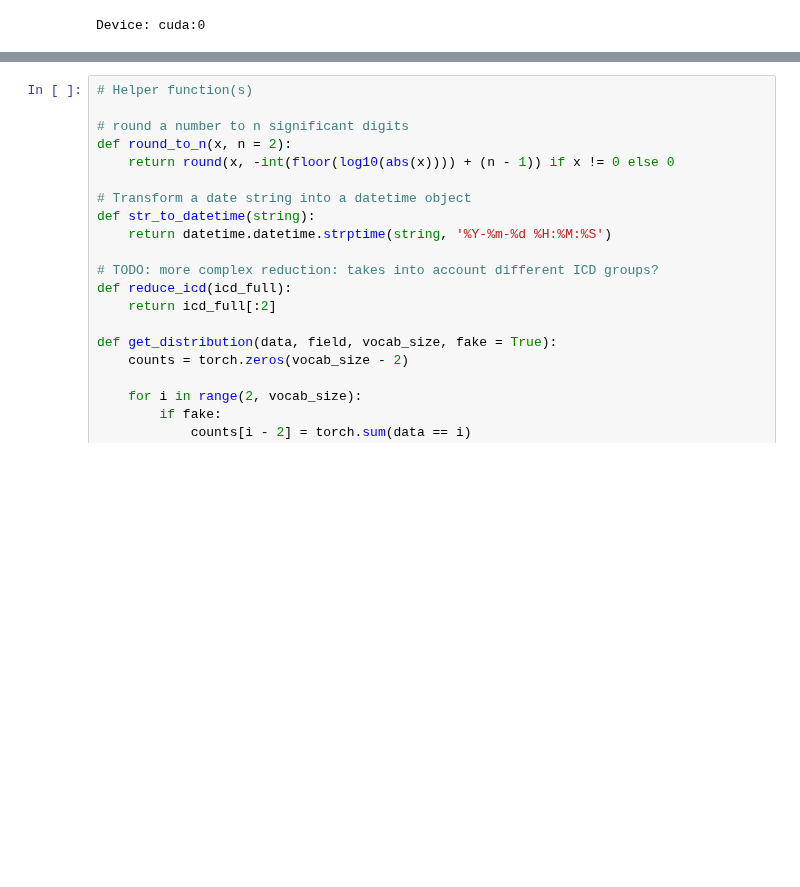
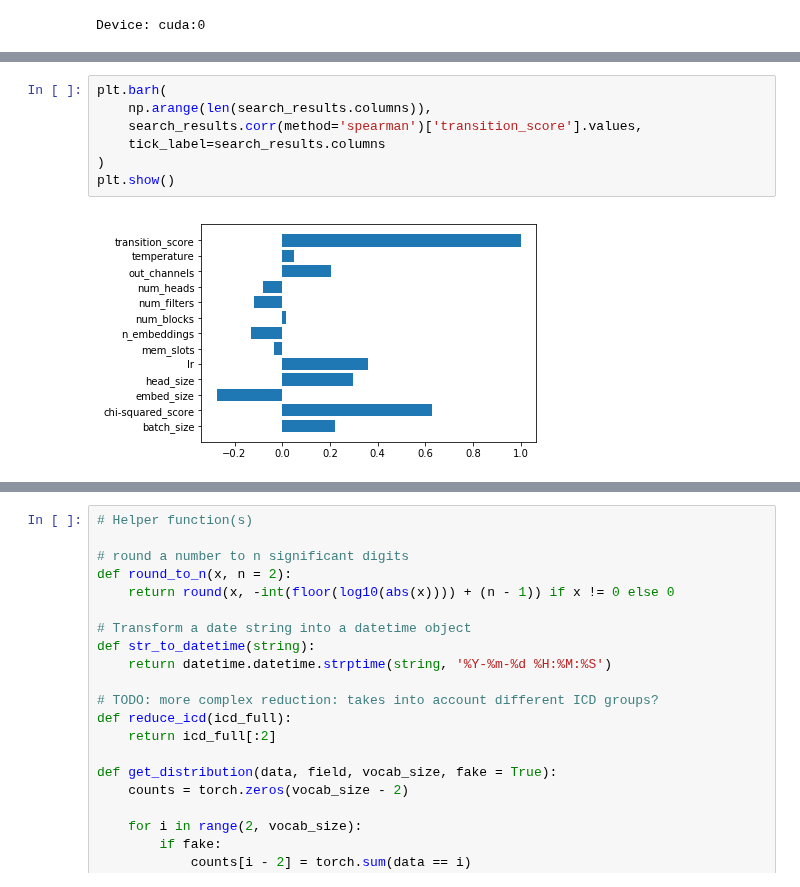
Before and after one commit to dsgelab/FinnGAN, a Jupyter notebook: main.ipynb, the cells around one changed output, grey strips where cells are left out. Drawn from its saved outputs; the diff is of its cells as text; blank space fills up the shorter version.

```diff
--- a/main.ipynb
+++ b/main.ipynb
@@ -38,0 +71,9 @@ Device: cuda:0
+# %%
+plt.barh(
+    np.arange(len(search_results.columns)),
+    search_results.corr(method='spearman')['transition_score'].values,
+    tick_label=search_results.columns
+)
+plt.show()
+# %% [output]
+[figure, added]
```
Also changed, not shown: parts of 3 cells of this notebook, 1 other file.
